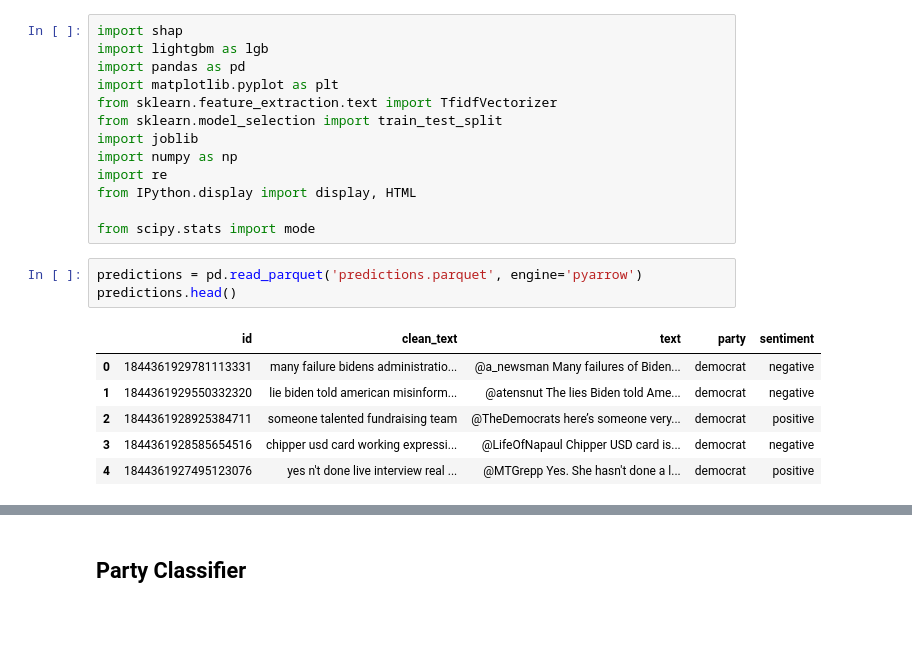
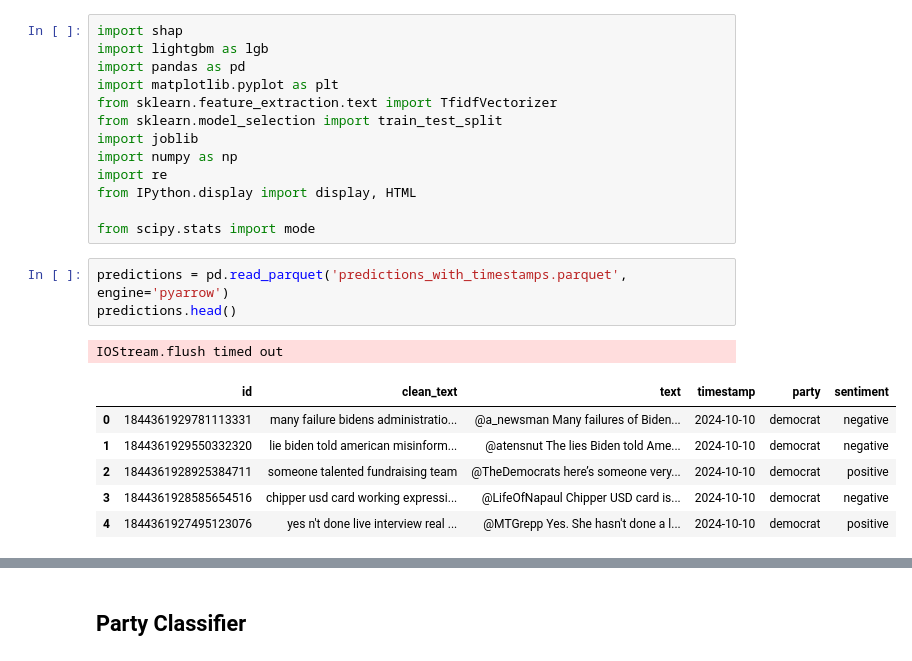
Before and after one commit to Birkbeck/msc-project-source-code-files-24-25-tayyib-saddique, a Jupyter notebook: x_processing/shap.ipynb, the cells around one changed output, grey strips where cells are left out. Cells and saved outputs as stored; diff of their text form; blank space fills up the shorter version.

```diff
--- a/x_processing/shap.ipynb
+++ b/x_processing/shap.ipynb
@@ -12,15 +12,16 @@ from IPython.display import display, HTML
 
 from scipy.stats import mode
 # %%
-predictions = pd.read_parquet('predictions.parquet', engine='pyarrow')
+predictions = pd.read_parquet('predictions_with_timestamps.parquet', engine='pyarrow')
 predictions.head()
 # %% [output]
+IOStream.flush timed out
-|  | id | clean_text | text | party | sentiment |
-| 0 | 1844361929781113331 | many failure bidens administratio... | @a_newsman Many failures of Biden... | democrat | negative |
-| 1 | 1844361929550332320 | lie biden told american misinform... | @atensnut The lies Biden told Ame... | democrat | negative |
-| 2 | 1844361928925384711 | someone talented fundraising team | @TheDemocrats here’s someone very... | democrat | positive |
-| 3 | 1844361928585654516 | chipper usd card working expressi... | @LifeOfNapaul Chipper USD card is... | democrat | negative |
-| 4 | 1844361927495123076 | yes n't done live interview real ... | @MTGrepp Yes. She hasn't done a l... | democrat | positive |
+|  | id | clean_text | text | timestamp | party | sentiment |
+| 0 | 1844361929781113331 | many failure bidens administratio... | @a_newsman Many failures of Biden... | 2024-10-10 | democrat | negative |
+| 1 | 1844361929550332320 | lie biden told american misinform... | @atensnut The lies Biden told Ame... | 2024-10-10 | democrat | negative |
+| 2 | 1844361928925384711 | someone talented fundraising team | @TheDemocrats here’s someone very... | 2024-10-10 | democrat | positive |
+| 3 | 1844361928585654516 | chipper usd card working expressi... | @LifeOfNapaul Chipper USD card is... | 2024-10-10 | democrat | negative |
+| 4 | 1844361927495123076 | yes n't done live interview real ... | @MTGrepp Yes. She hasn't done a l... | 2024-10-10 | democrat | positive |
 # %%
 train = pd.read_parquet('train_labelled.parquet', engine='pyarrow')
 train.head()
```
Also changed, not shown: parts of 42 cells of this notebook, 21 other files.
